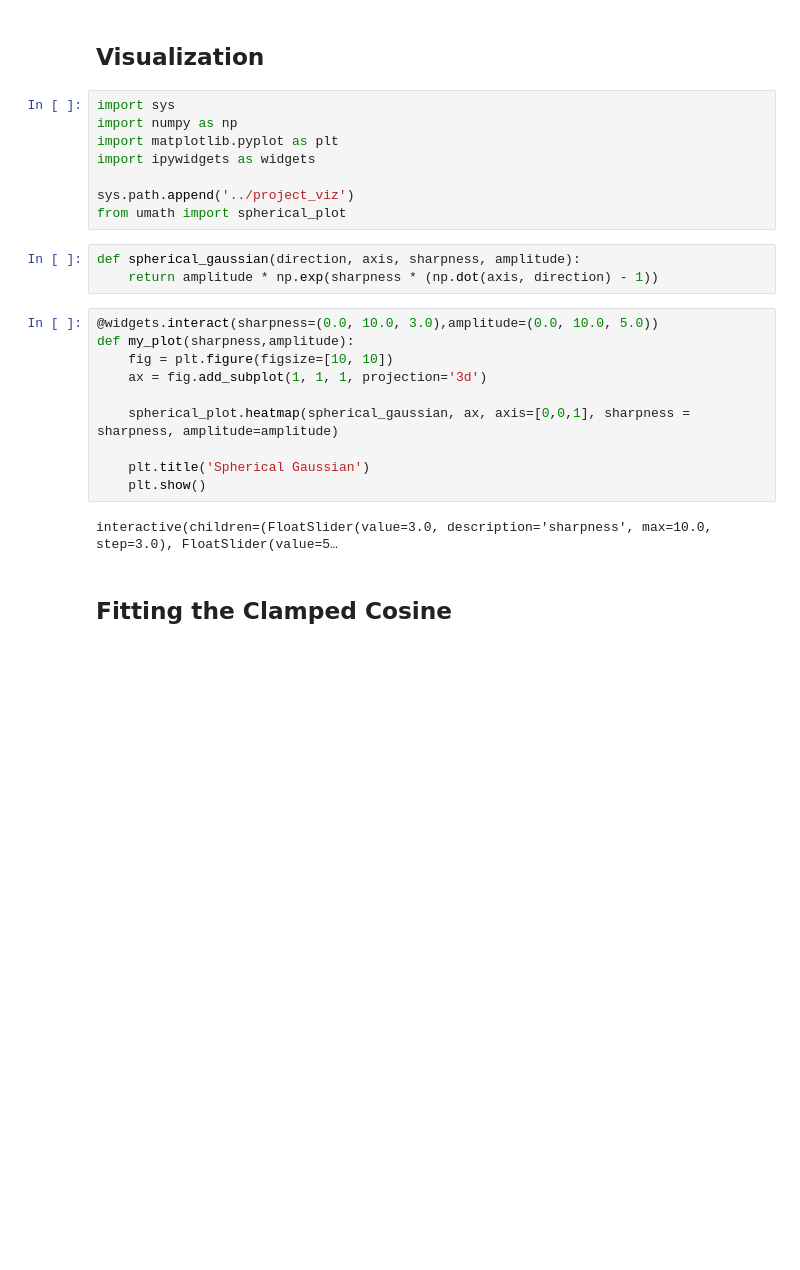
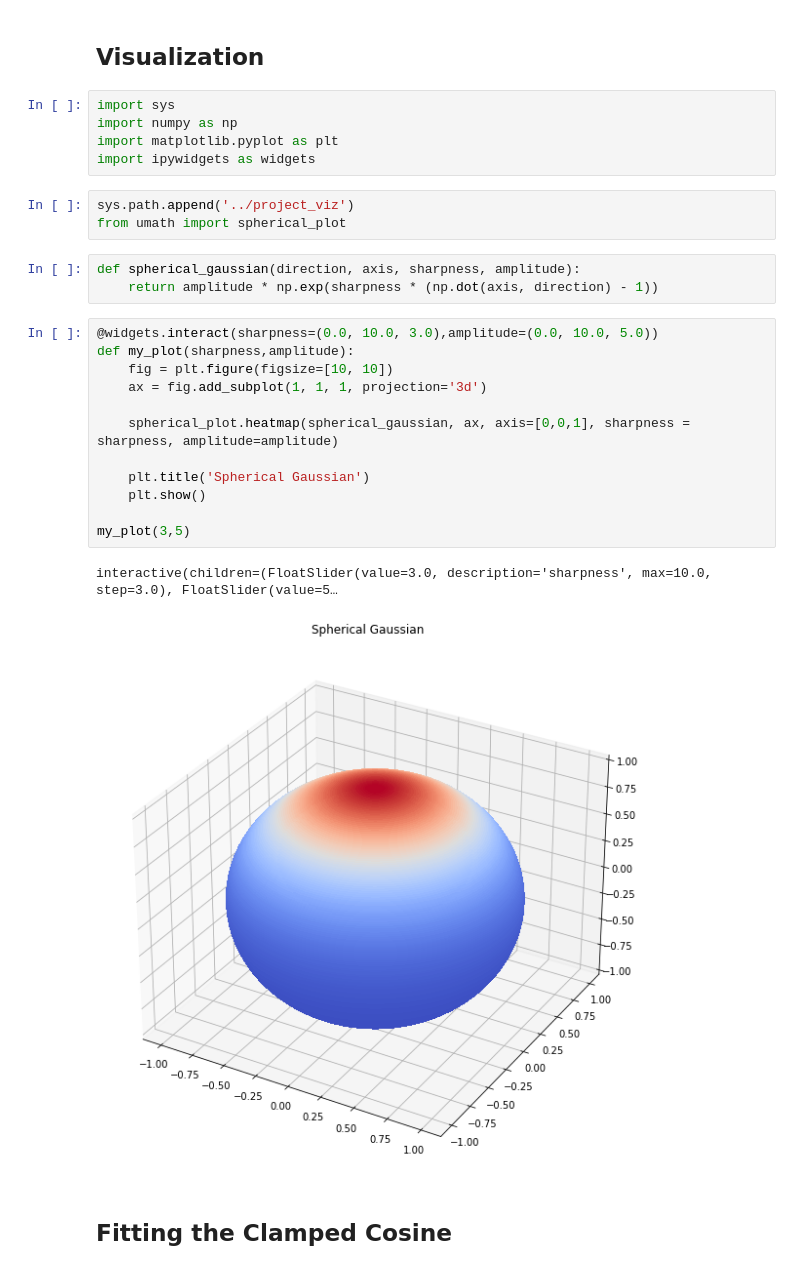
Before and after one commit to neil3d/math_viz, a Jupyter notebook: docs/spherical_gaussians.ipynb, the cells around one changed output. Saved outputs shown, nothing was run; the diff lists cells and outputs as text; blank space fills up the shorter version.

```diff
--- a/docs/spherical_gaussians.ipynb
+++ b/docs/spherical_gaussians.ipynb
@@ -61,24 +61,27 @@ import sys
 import numpy as np
 import matplotlib.pyplot as plt
 import ipywidgets as widgets
-
-sys.path.append('../project_viz')
-from umath import spherical_plot
+# %%
+sys.path.append('../project_viz')
+from umath import spherical_plot
 # %%
 def spherical_gaussian(direction, axis, sharpness, amplitude):
     return amplitude * np.exp(sharpness * (np.dot(axis, direction) - 1))
 # %%
 @widgets.interact(sharpness=(0.0, 10.0, 3.0),amplitude=(0.0, 10.0, 5.0))
 def my_plot(sharpness,amplitude):
     fig = plt.figure(figsize=[10, 10])
     ax = fig.add_subplot(1, 1, 1, projection='3d')
 
     spherical_plot.heatmap(spherical_gaussian, ax, axis=[0,0,1], sharpness = sharpness, amplitude=amplitude)
 
     plt.title('Spherical Gaussian')
     plt.show()
+
+my_plot(3,5)
 # %% [output]
 interactive(children=(FloatSlider(value=3.0, description='sharpness', max=10.0, step=3.0), FloatSlider(value=5…
+[figure, added]
 # %% [markdown]
 ## Fitting the Clamped Cosine
 # %%
```
Also changed, not shown: 1 other file.
